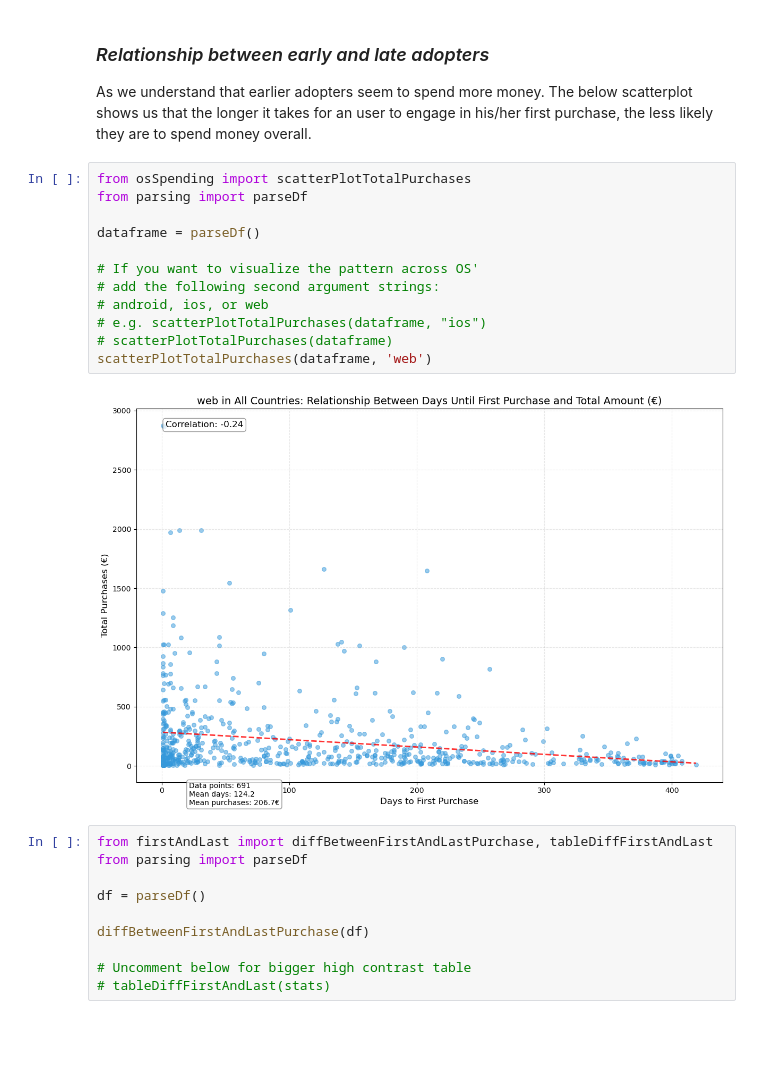
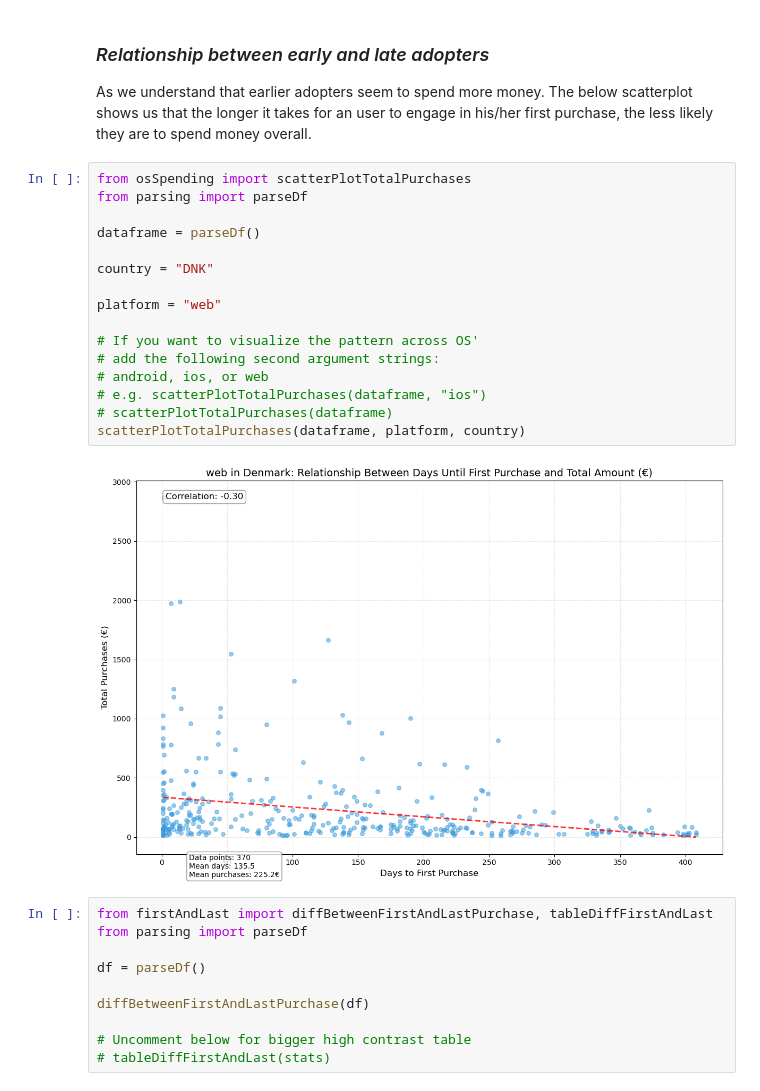
Before and after one commit to FjjDessoyCaraballo/restaurant-data, a Jupyter notebook: task2/notebook.ipynb, the cells around one changed output. Cells and saved outputs as stored; diff of their text form; blank space fills up the shorter version.

Commit message:
feature: enhancing scatterplot functions and notebook codeblocks

```diff
--- a/task2/notebook.ipynb
+++ b/task2/notebook.ipynb
@@ -180,17 +180,21 @@ As we understand that earlier adopters seem to spend more money. The below scatt
 # %%
 from osSpending import scatterPlotTotalPurchases
 from parsing import parseDf
 
 dataframe = parseDf()
 
+country = "DNK"
+
+platform = "web"
+
 # If you want to visualize the pattern across OS'
 # add the following second argument strings:
 # android, ios, or web
 # e.g. scatterPlotTotalPurchases(dataframe, "ios")
 # scatterPlotTotalPurchases(dataframe)
-scatterPlotTotalPurchases(dataframe, 'web')
+scatterPlotTotalPurchases(dataframe, platform, country)
 # %% [output]
-[figure, old version]
+[figure, new version]
 # %%
 from firstAndLast import diffBetweenFirstAndLastPurchase, tableDiffFirstAndLast
 from parsing import parseDf
```
Also changed, not shown: parts of 3 cells of this notebook, 2 other files.
